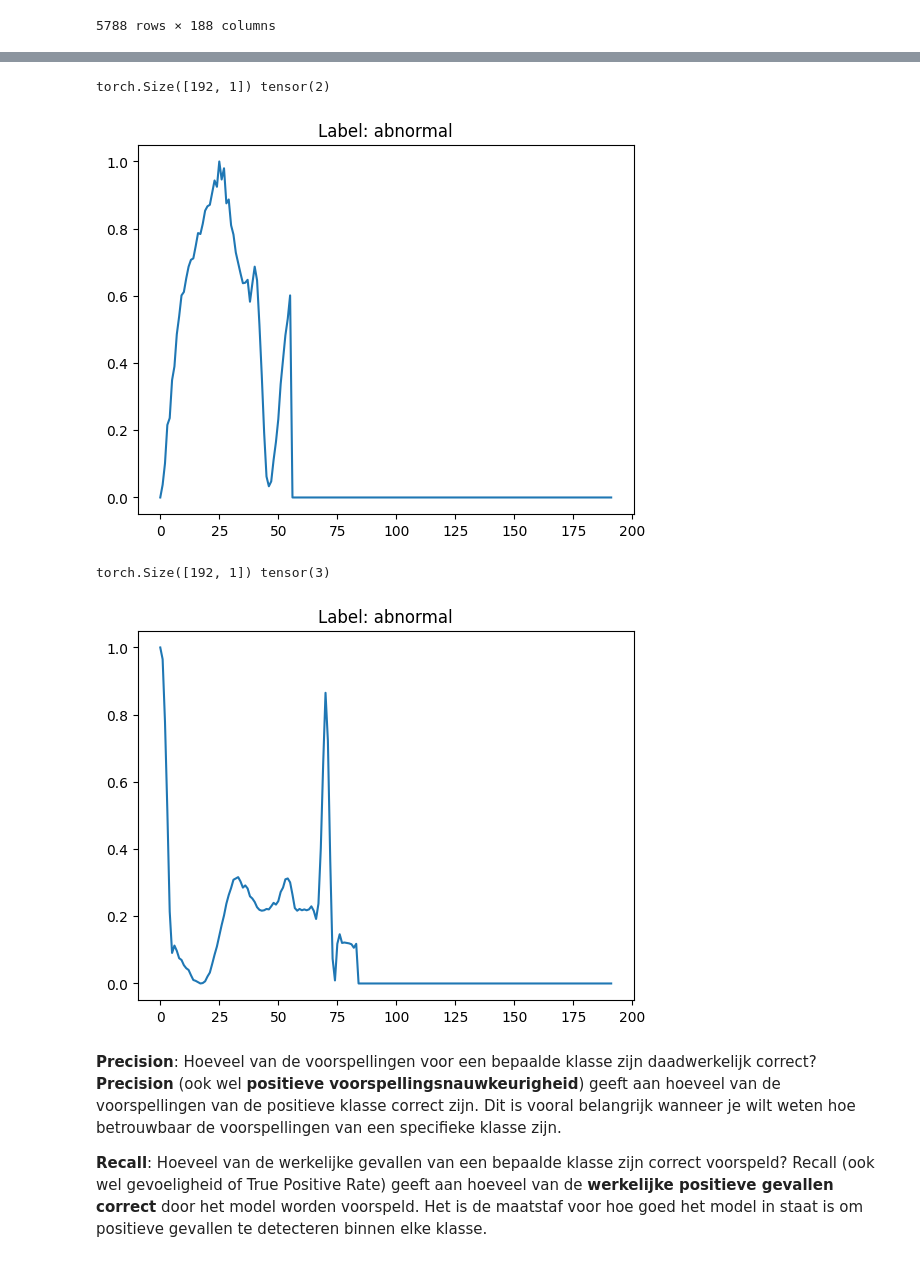
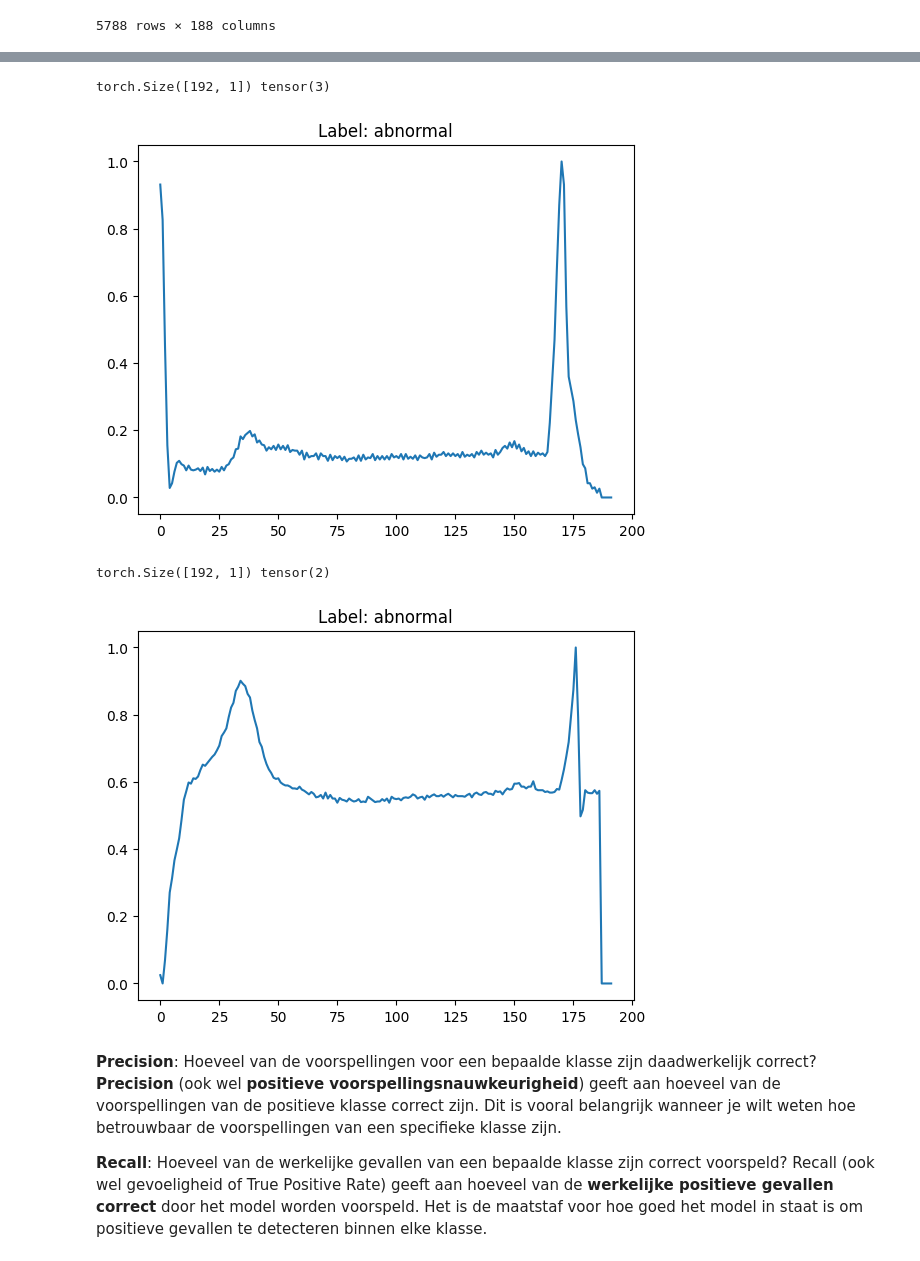
Before and after one commit to FP-byte/MADS_MachineLearning_Project, a Jupyter notebook: notebooks/my_explore_hart_big.ipynb, the cells around one changed output, grey strips where cells are left out. Saved outputs shown, nothing was run; the diff lists cells and outputs as text; code cells hidden in the pictures.

```diff
--- a/notebooks/my_explore_hart_big.ipynb
+++ b/notebooks/my_explore_hart_big.ipynb
@@ -130,24 +157,24 @@ train_df[train_df['target']==2]
 # %%
 
-x, y = traindataset[74698]
+x, y = traindataset[80969]
 viz = x.squeeze().cpu().numpy()
 sns.lineplot(x=range(len(viz)), y=viz)
 title = 'normal' if y == 0 else 'abnormal'
 plt.title(f"Label: {title}");
 print(x.shape, y)
 # %% [output]
-torch.Size([192, 1]) tensor(2)
+torch.Size([192, 1]) tensor(3)
-[figure, old version]
+[figure, new version]
 # %%
-x, y = traindataset[81121]
+x, y = traindataset[80459]
 viz = x.squeeze().cpu().numpy()
 sns.lineplot(x=range(len(viz)), y=viz)
 title = 'normal' if y == 0 else 'abnormal'
 plt.title(f"Label: {title}");
 print(x.shape, y)
 # %% [output]
-torch.Size([192, 1]) tensor(3)
+torch.Size([192, 1]) tensor(2)
-[figure, old version]
+[figure, new version]
 # %%
 # Exploration notes en observations
 - Dataset is a time series
```
Also changed, not shown: parts of 8 cells of this notebook, 5 other files.
